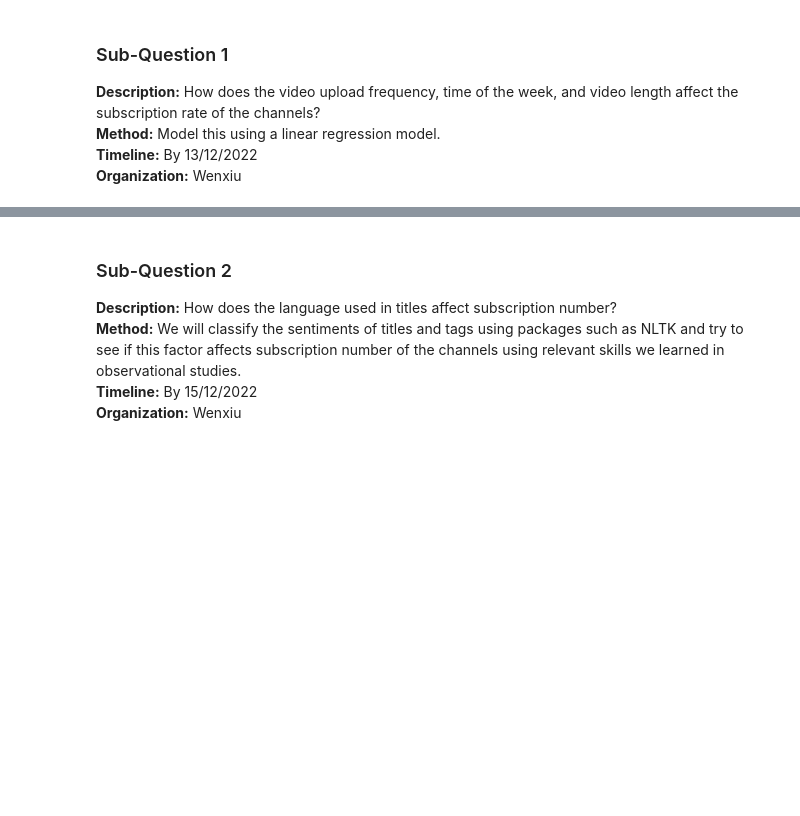
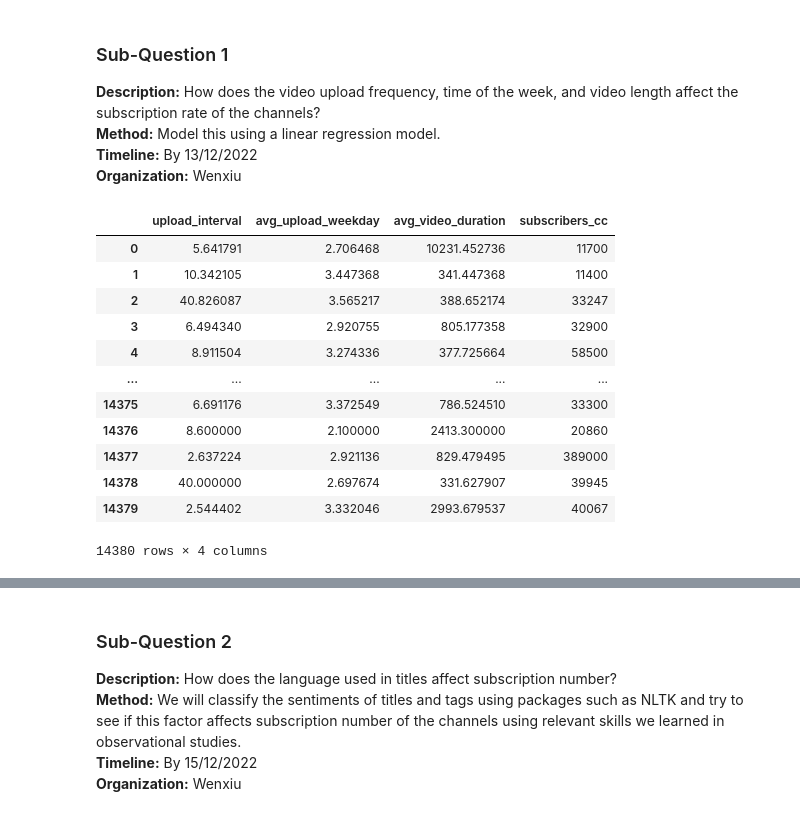
Before and after one commit to epfl-ada/ada-2022-project-adaptation, a Jupyter notebook: MS3_Analysis.ipynb, the cells around one changed output, grey strips where cells are left out. Drawn from its saved outputs; the diff is of its cells as text; code cells hidden in the pictures; blank space fills up the shorter version.

Commit message:
after meeting merged

```diff
--- a/MS3_Analysis.ipynb
+++ b/MS3_Analysis.ipynb
@@ -258,31 +244,33 @@ Given the results in Part 1 of our Analysis, we decided to focus on the categori
 **Organization:** Wenxiu
 # %%
 # we also want to filter out channels that upload too frequently, as we are interested in things that could be done by an individual
-avg_upload_weekday = (
-    pd.DataFrame(video_metadatas.groupby("channel_id").mean().weekNumber)
-    .reset_index()
-    .rename(columns={"weekNumber": "avg_upload_weekday"})
-)
+avg_upload_weekday = pd.DataFrame(video_metadatas.groupby("channel_id").mean().
+                             weekNumber).reset_index().rename(columns={"weekNumber":"avg_upload_weekday"})
 
-avg_video_duration = (
-    pd.DataFrame(video_metadatas.groupby("channel_id").mean().duration)
-    .reset_index()
-    .rename(columns={"duration": "avg_video_duration"})
-)
+avg_video_duration = pd.DataFrame(video_metadatas.groupby("channel_id").mean().
+                             duration).reset_index().rename(columns={"duration":"avg_video_duration"})
 # %%
-channel_selection = channel_selection[
-    channel_selection["channel_id"].isin(selected_channels)
-]
 channel_selection = channel_selection.merge(avg_upload_weekday)
 channel_selection = channel_selection.merge(avg_video_duration)
-channel_selection = channel_selection.merge(
-    df_channels.loc[:, ["channel", "subscribers_cc"]].rename(
-        columns={"channel": "channel_id"}
-    )
-)
+channel_selection = channel_selection.merge(df_channels.loc[:,['channel', 'subscribers_cc']].rename(
+    columns={"channel":"channel_id"}))
 # %%
-model_data = channel_selection.loc[
-    :, ["upload_interval", "avg_upload_weekday", "avg_video_duration", "subscribers_cc"]
-]
+model_data = channel_selection.loc[:,['upload_interval', 'avg_upload_weekday', 'avg_video_duration', 'subscribers_cc']]
+# %%
+model_data
+# %% [output]
+|  | upload_interval | avg_upload_weekday | avg_video_duration | subscribers_cc |
+| 0 | 5.641791 | 2.706468 | 10231.452736 | 11700 |
+| 1 | 10.342105 | 3.447368 | 341.447368 | 11400 |
+| 2 | 40.826087 | 3.565217 | 388.652174 | 33247 |
+| 3 | 6.494340 | 2.920755 | 805.177358 | 32900 |
+| 4 | 8.911504 | 3.274336 | 377.725664 | 58500 |
+| ... | ... | ... | ... | ... |
+| 14375 | 6.691176 | 3.372549 | 786.524510 | 33300 |
+| 14376 | 8.600000 | 2.100000 | 2413.300000 | 20860 |
+| 14377 | 2.637224 | 2.921136 | 829.479495 | 389000 |
+| 14378 | 40.000000 | 2.697674 | 331.627907 | 39945 |
+| 14379 | 2.544402 | 3.332046 | 2993.679537 | 40067 |
+14380 rows × 4 columns
 # %%
 # normalise the data
```
Also changed, not shown: parts of 164 cells of this notebook.
